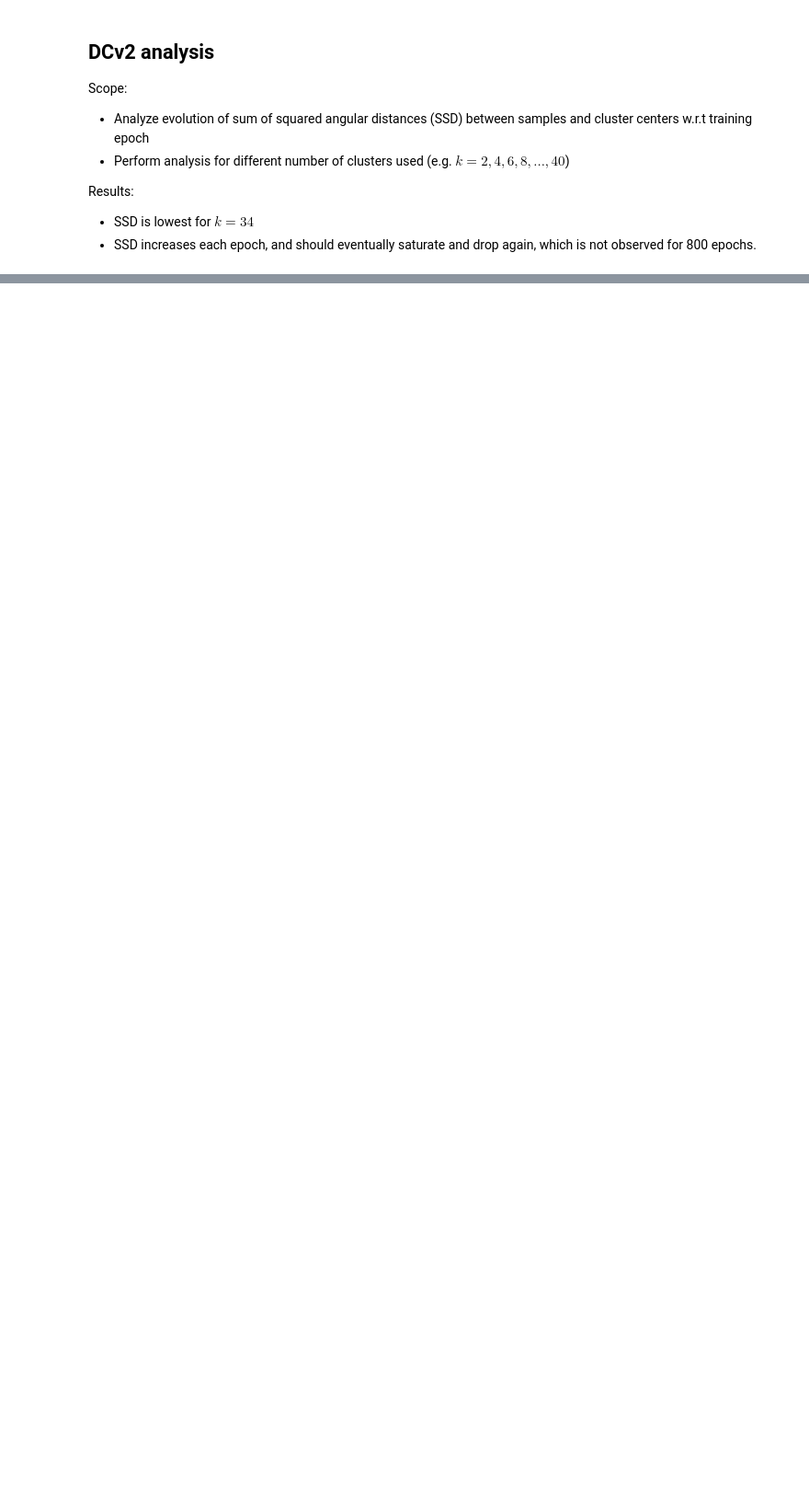
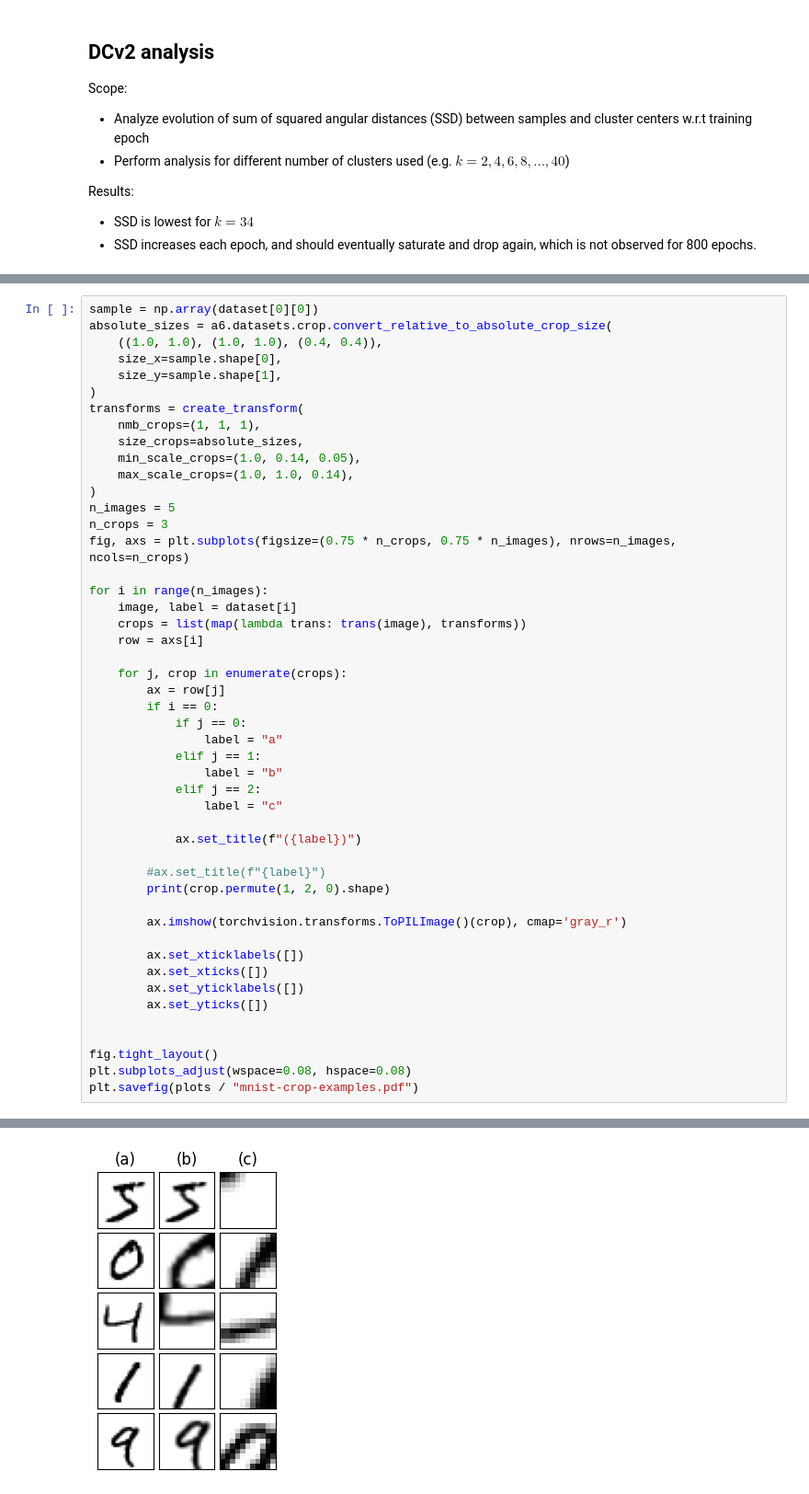
Before and after one commit to 4castRenewables/maelstrom-a6, a Jupyter notebook: notebooks/dcv2_analysis.ipynb, the cells around one changed output, grey strips where cells are left out. Shown at 92% size. Saved outputs shown, nothing was run; the diff lists cells and outputs as text; blank space fills up the shorter version.

```diff
--- a/notebooks/dcv2_analysis.ipynb
+++ b/notebooks/dcv2_analysis.ipynb
@@ -50,0 +108,49 @@ ks
+# %%
+sample = np.array(dataset[0][0])
+absolute_sizes = a6.datasets.crop.convert_relative_to_absolute_crop_size(
+    ((1.0, 1.0), (1.0, 1.0), (0.4, 0.4)),
+    size_x=sample.shape[0],
+    size_y=sample.shape[1],
+)
+transforms = create_transform(
+    nmb_crops=(1, 1, 1),
+    size_crops=absolute_sizes,
+    min_scale_crops=(1.0, 0.14, 0.05),
+    max_scale_crops=(1.0, 1.0, 0.14),
+)
+n_images = 5
+n_crops = 3
+fig, axs = plt.subplots(figsize=(0.75 * n_crops, 0.75 * n_images), nrows=n_images, ncols=n_crops)
+
+for i in range(n_images):
+    image, label = dataset[i]
+    crops = list(map(lambda trans: trans(image), transforms))
+    row = axs[i]
+
+    for j, crop in enumerate(crops):
+        ax = row[j]
+        if i == 0:
+            if j == 0:
+                label = "a"
+            elif j == 1:
+                label = "b"
+            elif j == 2:
+                label = "c"
+
+            ax.set_title(f"({label})")
+
+        #ax.set_title(f"{label}")
+        print(crop.permute(1, 2, 0).shape)
+
+        ax.imshow(torchvision.transforms.ToPILImage()(crop), cmap='gray_r')
+
+        ax.set_xticklabels([])
+        ax.set_xticks([])
+        ax.set_yticklabels([])
+        ax.set_yticks([])
+
+
+fig.tight_layout()
+plt.subplots_adjust(wspace=0.08, hspace=0.08)
+plt.savefig(plots / "mnist-crop-examples.pdf")
+# %% [output]
@@ -50,0 +173 @@ ks
+[figure, added]
```
Also changed, not shown: parts of 15 cells of this notebook, 5 other files.
